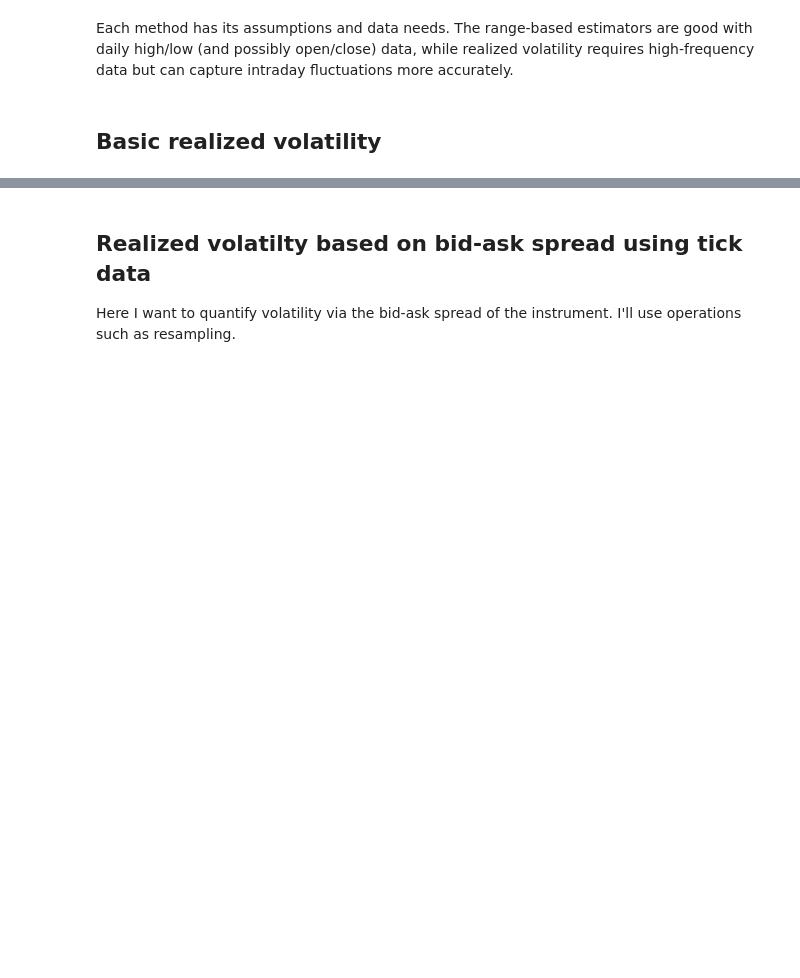
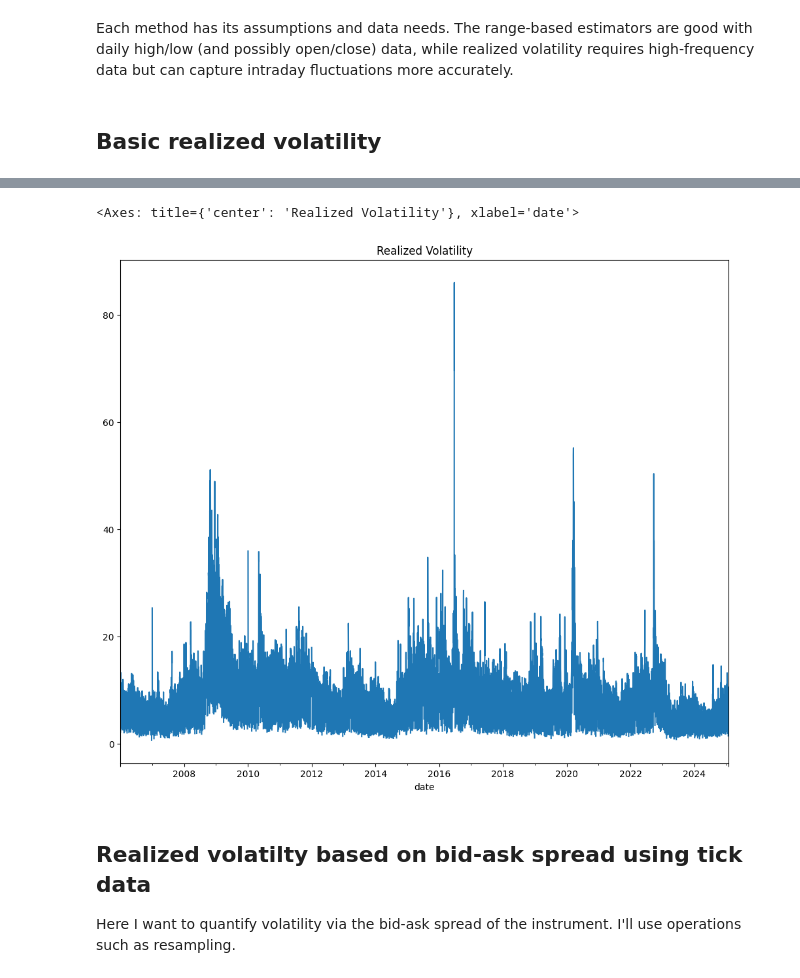
Before and after one commit to edoardoCame/Machine-Learning, a Jupyter notebook: Machine Learning Experiments/volatility forecasting EURGBP/alternative volatility measures.ipynb, the cells around one changed output, grey strips where cells are left out. Saved outputs shown, nothing was run; the diff lists cells and outputs as text; code cells hidden in the pictures; blank space fills up the shorter version.

```diff
--- a/Machine Learning Experiments/volatility forecasting EURGBP/alternative volatility measures.ipynb
+++ b/Machine Learning Experiments/volatility forecasting EURGBP/alternative volatility measures.ipynb
@@ -89,4 +89,7 @@ Each method has its assumptions and data needs. The range-based estimators are g
 # %%
 import cudf as cf
 
-eurgbp = cf.read_csv('/home/edoardocame/Desktop/python_dir/data/eurgbp-m1-bid-2015-01-01-2025-01-30T14:40.csv', index_col=0)
+eurgbp = cf.read_parquet('/home/edoardocame/Desktop/python_dir/data/eurgbp_merged.parquet')
+returns = eurgbp['close'].pct_change().abs() * 100
+returns = returns.resample('1D').sum()
+print(returns)
@@ -93,3 +110,8 @@ eurgbp = cf.read_csv('/home/edoardocame/Desktop/python_dir/data/eurgbp-m1-bid-20
+# %%
+returns.to_pandas().plot(figsize=(12, 10), title='Realized Volatility')
+# %% [output]
+<Axes: title={'center': 'Realized Volatility'}, xlabel='date'>
+[figure, added]
 # %% [markdown]
 ## Realized volatilty based on bid-ask spread using tick data
 
```
Also changed, not shown: parts of 1 cell of this notebook, 1 other file.
